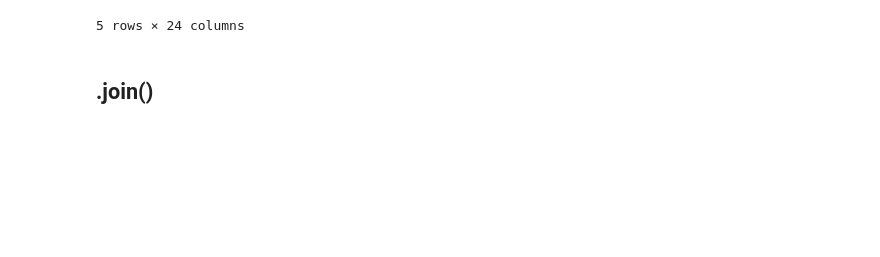
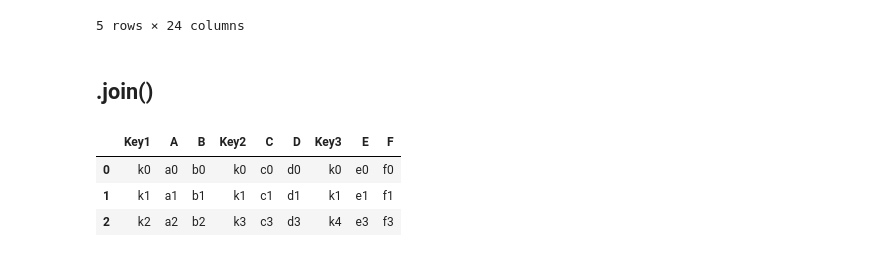
Before and after one commit to sisomakiko/datapy_tutorial, a Jupyter notebook: 41_dataframe_ketsugou.ipynb, the cells around one changed output. Drawn from its saved outputs; the diff is of its cells as text; code cells hidden in the pictures; blank space fills up the shorter version.

Commit message:
dataframeの便利関数についてのレッスンを受講

```diff
--- a/41_dataframe_ketsugou.ipynb
+++ b/41_dataframe_ketsugou.ipynb
@@ -170,6 +170,13 @@ df2 = pd.DataFrame({'Key2': ['k0', 'k1', 'k3'],
                    'C': ['c0', 'c1', 'c3'],
                    'D': ['d0', 'd1', 'd3']})
 
-df3 = pd.DataFrame({'Key3': ['k0', 'k1', 'k'],
+df3 = pd.DataFrame({'Key3': ['k0', 'k1', 'k4'],
                    'E': ['e0', 'e1', 'e3'],
                    'F': ['f0', 'f1', 'f3']})
+# %%
+df1.join([df2, df3])
+# %% [output]
+|  | Key1 | A | B | Key2 | C | D | Key3 | E | F |
+| 0 | k0 | a0 | b0 | k0 | c0 | d0 | k0 | e0 | f0 |
+| 1 | k1 | a1 | b1 | k1 | c1 | d1 | k1 | e1 | f1 |
+| 2 | k2 | a2 | b2 | k3 | c3 | d3 | k4 | e3 | f3 |
```
Also changed, not shown: 1 other file.
